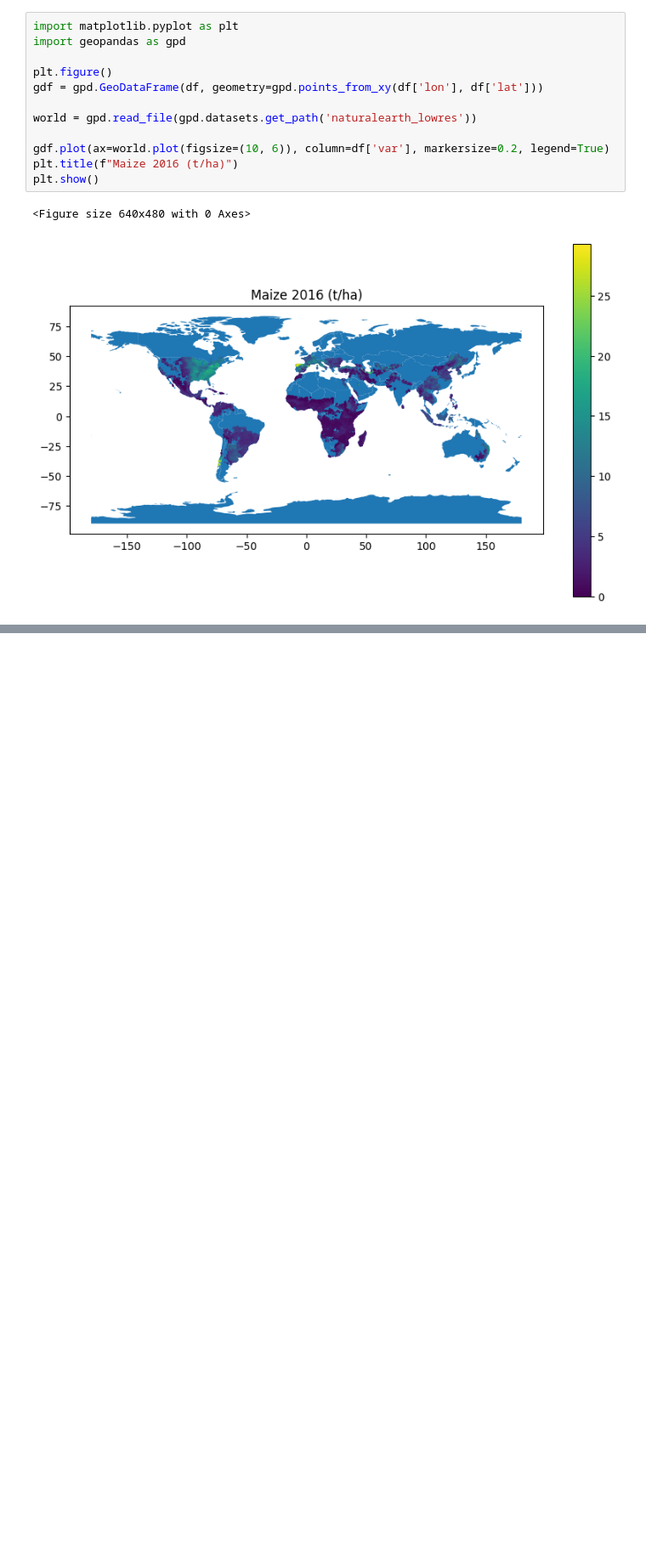
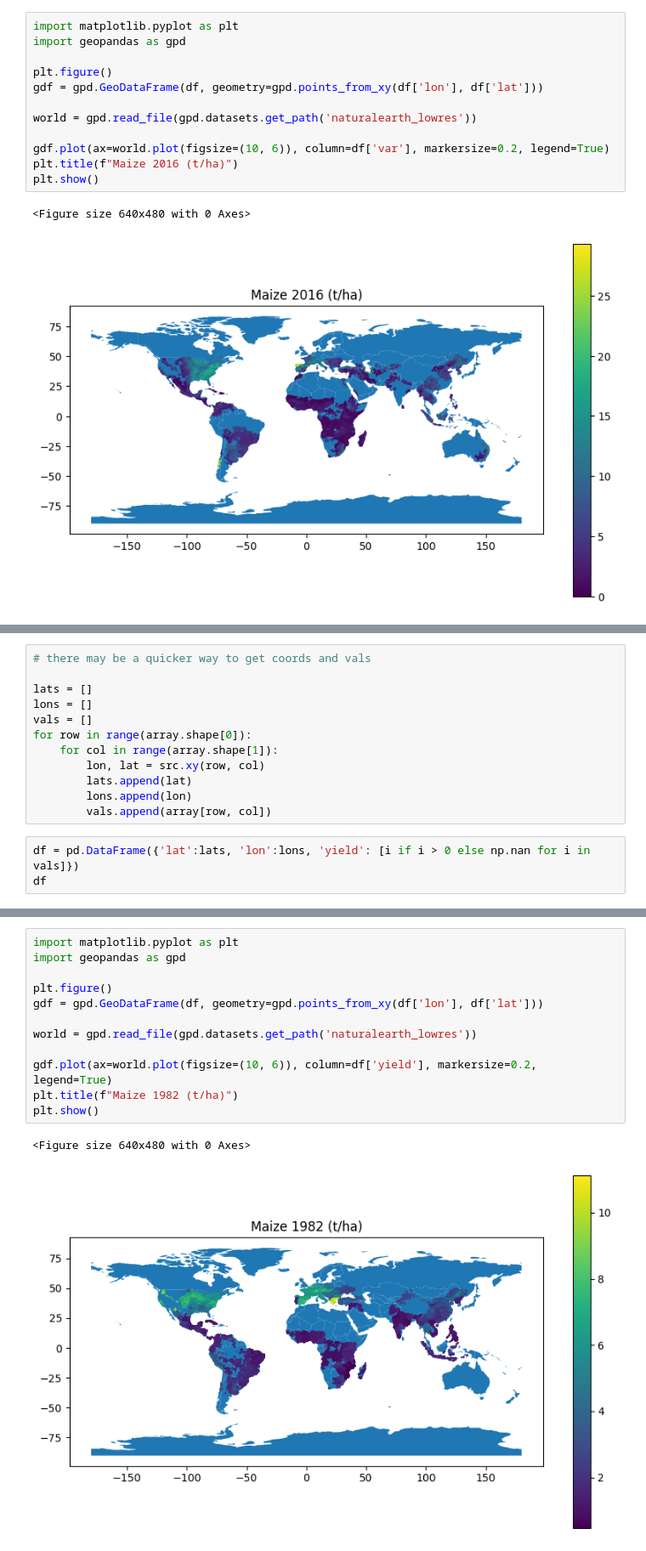
Before and after one commit to davidguzmanr/COMP-685-Fall-2025, a Jupyter notebook: notebooks/import_tests.ipynb, the cells around one changed output, grey strips where cells are left out. Shown at 85% size. Cells and saved outputs as stored; diff of their text form; blank space fills up the shorter version.

```diff
--- a/notebooks/import_tests.ipynb
+++ b/notebooks/import_tests.ipynb
@@ -329,0 +391,15 @@ plt.show()
+# %%
+# there may be a quicker way to get coords and vals
+
+lats = []
+lons = []
+vals = []
+for row in range(array.shape[0]):
+    for col in range(array.shape[1]):
+        lon, lat = src.xy(row, col)
+        lats.append(lat)
+        lons.append(lon)
+        vals.append(array[row, col])
+# %%
+df = pd.DataFrame({'lat':lats, 'lon':lons, 'yield': [i if i > 0 else np.nan for i in vals]})
+df
@@ -329,0 +420,15 @@ plt.show()
+# %%
+import matplotlib.pyplot as plt
+import geopandas as gpd
+
+plt.figure()
+gdf = gpd.GeoDataFrame(df, geometry=gpd.points_from_xy(df['lon'], df['lat']))
+
+world = gpd.read_file(gpd.datasets.get_path('naturalearth_lowres'))
+
+gdf.plot(ax=world.plot(figsize=(10, 6)), column=df['yield'], markersize=0.2, legend=True)
+plt.title(f"Maize 1982 (t/ha)")
+plt.show()
+# %% [output]
+<Figure size 640x480 with 0 Axes>
+[figure, added]
```
Also changed, not shown: parts of 10 cells of this notebook.
